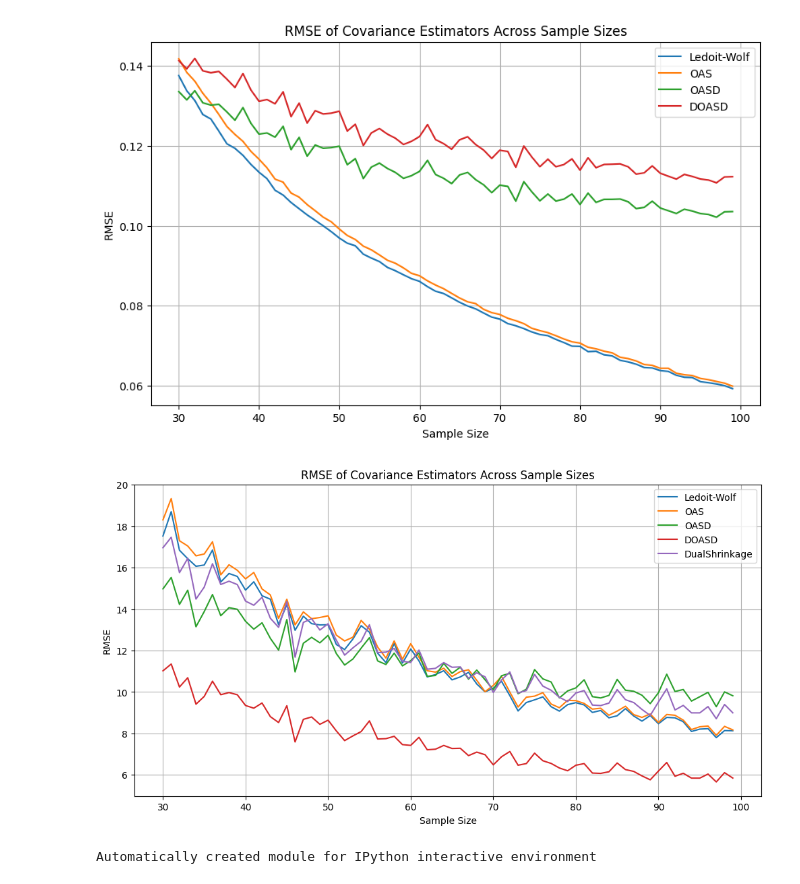
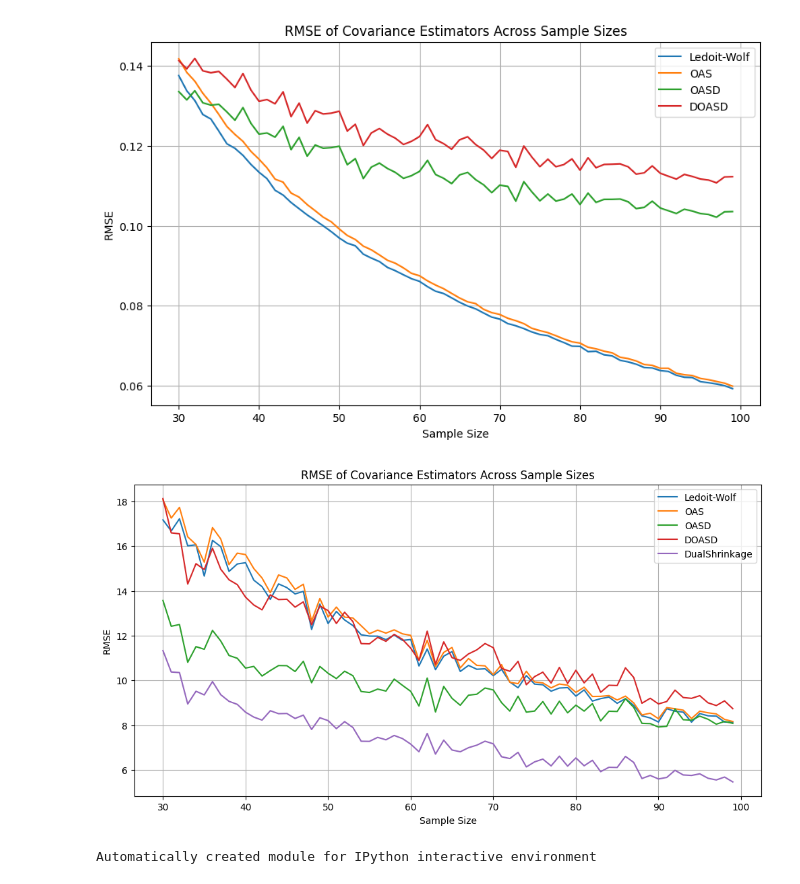
Before and after one commit to quaziemma/DUAL_SHRINKAGE_ESTIMATOR, a Jupyter notebook: DOASD_Estimation(2) (2).ipynb, the cells around one changed output. Cells and saved outputs as stored; diff of their text form; code cells hidden in the pictures.

```diff
--- a/DOASD_Estimation(2) (2).ipynb
+++ b/DOASD_Estimation(2) (2).ipynb
@@ -1577,37 +1577,37 @@ class DualShrinkageEstimator:
         # Reconstruct covariance matrix
         self.covariance_ = shrunk_diag + shrunk_off_diag
 
         return self
 
 # Fit covariance estimators for different sample sizes and compute RMSE
 rmse_results = {'Ledoit-Wolf': [], 'OAS': [], 'OASD': [], 'DOASD': [], 'DualShrinkage': []}
 for n_samples in sample_sizes:
     X_train = make_data_with_variance(n_samples, n_features)
     for estimator_name, estimator in [('Ledoit-Wolf', LedoitWolf()),
                                       ('OAS', OAS()),
-                                      ('OASD', ShrunkCovariance(shrinkage=0.6)),
-                                      ('DOASD', DOASD(diagonal_shrinkage=0.4, off_diagonal_shrinkage=0.2)),  # Set off_diagonal_shrinkage = 0.5
-                                      ('DualShrinkage', DualShrinkageEstimator(delta_diag=0.4, delta_off_diag=0.2))]:
+                                      ('OASD', ShrunkCovariance(shrinkage=0.5)),
+                                      ('DOASD', DOASD(diagonal_shrinkage=0.5, off_diagonal_shrinkage=0.5)),  # Set off_diagonal_shrinkage = 0.5
+                                      ('DualShrinkage', DualShrinkageEstimator(delta_diag=0.5, delta_off_diag=0.5))]:
         rmse = compute_rmse(estimator, X_train)
         rmse_results[estimator_name].append(rmse)
 
 # Reshape RMSE values for plotting
 for estimator_name, rmse_values in rmse_results.items():
     rmse_results[estimator_name] = np.array(rmse_values).reshape(len(sample_sizes), -1)
 
 # Plot RMSE across sample sizes for each estimator
 plt.figure(figsize=(12, 6))
 for estimator_name, rmse_values in rmse_results.items():
     plt.plot(sample_sizes, rmse_values.mean(axis=1), label=estimator_name)
 
 plt.title('RMSE of Covariance Estimators Across Sample Sizes')
 plt.xlabel('Sample Size')
 plt.ylabel('RMSE')
 plt.legend()
 plt.grid(True)
 plt.show()
 # %% [output]
-[figure, old version]
+[figure, new version]
 # %%
 print(__doc__)
 
```
Also changed, not shown: parts of 2 cells of this notebook.
